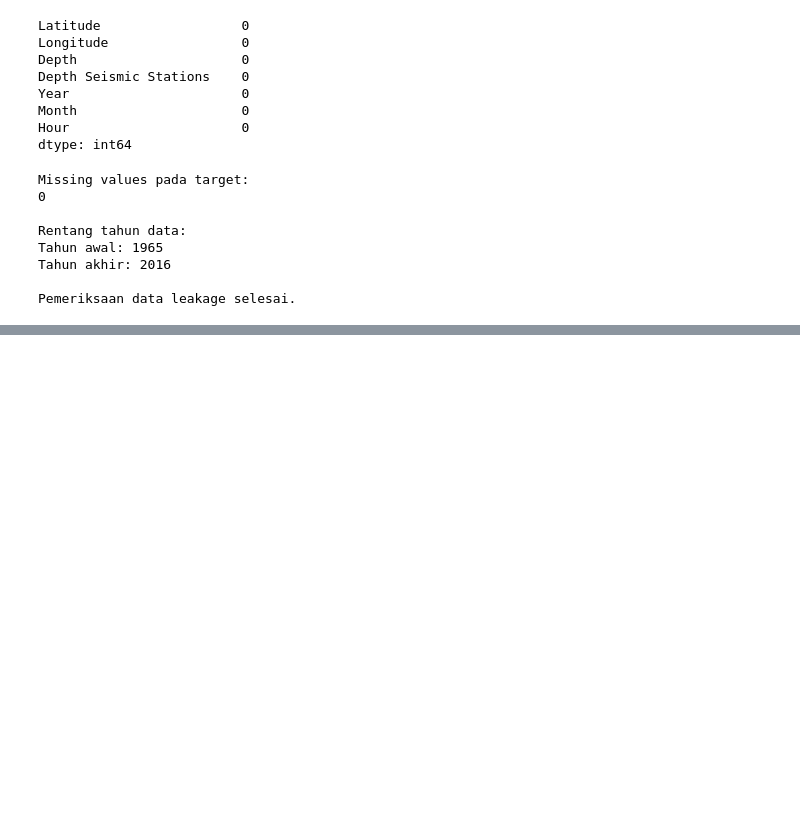
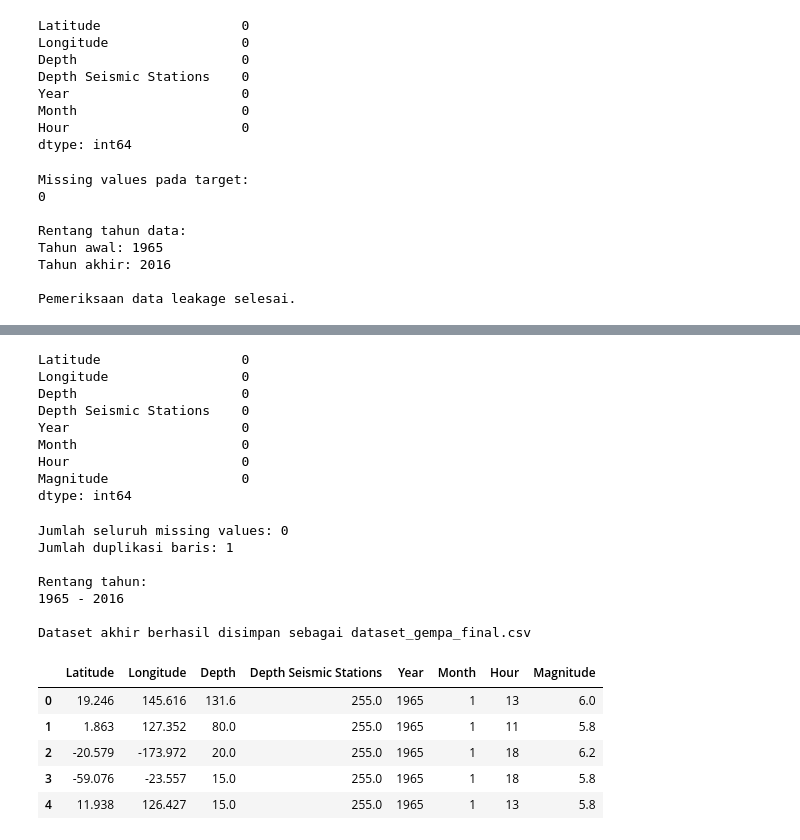
Before and after one commit to Marseng10/Data-Scince_Project, a Jupyter notebook: Analisis Pola dan PrediksiMagnitudoGempaBumi.ipynb, the cells around one changed output, grey strips where cells are left out. Drawn from its saved outputs; the diff is of its cells as text; code cells hidden in the pictures; blank space fills up the shorter version.

```diff
--- a/Analisis Pola dan PrediksiMagnitudoGempaBumi.ipynb
+++ b/Analisis Pola dan PrediksiMagnitudoGempaBumi.ipynb
@@ -1378,0 +1701,57 @@ Tuliskan kondisi dataset yang akan digunakan untuk pemodelan.
+# %%
+# C.6 Dataset Akhir
+
+# Menentukan fitur dan target akhir
+fitur_akhir = [
+    "Latitude",
+    "Longitude",
+    "Depth",
+    "Depth Seismic Stations",
+    "Year",
+    "Month",
+    "Hour"
+]
+
+target_akhir = "Magnitude"
+
+# Membentuk dataset akhir untuk pemodelan
+dataset_final = data_clean[fitur_akhir + [target_akhir]].copy()
+
+# Memeriksa informasi dataset
+print("INFORMASI DATASET AKHIR")
+print("Jumlah baris:", dataset_final.shape[0])
+print("Jumlah kolom:", dataset_final.shape[1])
+print("Target:", target_akhir)
+print("Fitur:", fitur_akhir)
+
+# Memeriksa missing values
+print("\nMissing Values:")
+display(dataset_final.isnull().sum())
+
+jumlah_missing = dataset_final.isnull().sum().sum()
+
+# Memeriksa duplikasi
+jumlah_duplikat = dataset_final.duplicated().sum()
+
+print("\nJumlah seluruh missing values:", jumlah_missing)
+print("Jumlah duplikasi baris:", jumlah_duplikat)
+
+# Memeriksa rentang tahun
+print("\nRentang tahun:")
+print(
+    dataset_final["Year"].min(),
+    "-",
+    dataset_final["Year"].max()
+)
+
+# Menyimpan dataset akhir
+dataset_final.to_csv(
+    "dataset_gempa_final.csv",
+    index=False
+)
+
+print("\nDataset akhir berhasil disimpan sebagai dataset_gempa_final.csv")
+
+# Menampilkan lima baris pertama
+display(dataset_final.head())
+# %% [output]
@@ -1378,0 +1765,22 @@ Tuliskan kondisi dataset yang akan digunakan untuk pemodelan.
+Latitude                  0
+Longitude                 0
+Depth                     0
+Depth Seismic Stations    0
+Year                      0
+Month                     0
+Hour                      0
+Magnitude                 0
+dtype: int64
+Jumlah seluruh missing values: 0
+Jumlah duplikasi baris: 1
+
+Rentang tahun:
+1965 - 2016
+
+Dataset akhir berhasil disimpan sebagai dataset_gempa_final.csv
+|  | Latitude | Longitude | Depth | Depth Seismic Stations | Year | Month | Hour | Magnitude |
+| 0 | 19.246 | 145.616 | 131.6 | 255.0 | 1965 | 1 | 13 | 6.0 |
+| 1 | 1.863 | 127.352 | 80.0 | 255.0 | 1965 | 1 | 11 | 5.8 |
+| 2 | -20.579 | -173.972 | 20.0 | 255.0 | 1965 | 1 | 18 | 6.2 |
+| 3 | -59.076 | -23.557 | 15.0 | 255.0 | 1965 | 1 | 18 | 5.8 |
+| 4 | 11.938 | 126.427 | 15.0 | 255.0 | 1965 | 1 | 13 | 5.8 |
```
Also changed, not shown: parts of 13 cells of this notebook, 3 other files.
